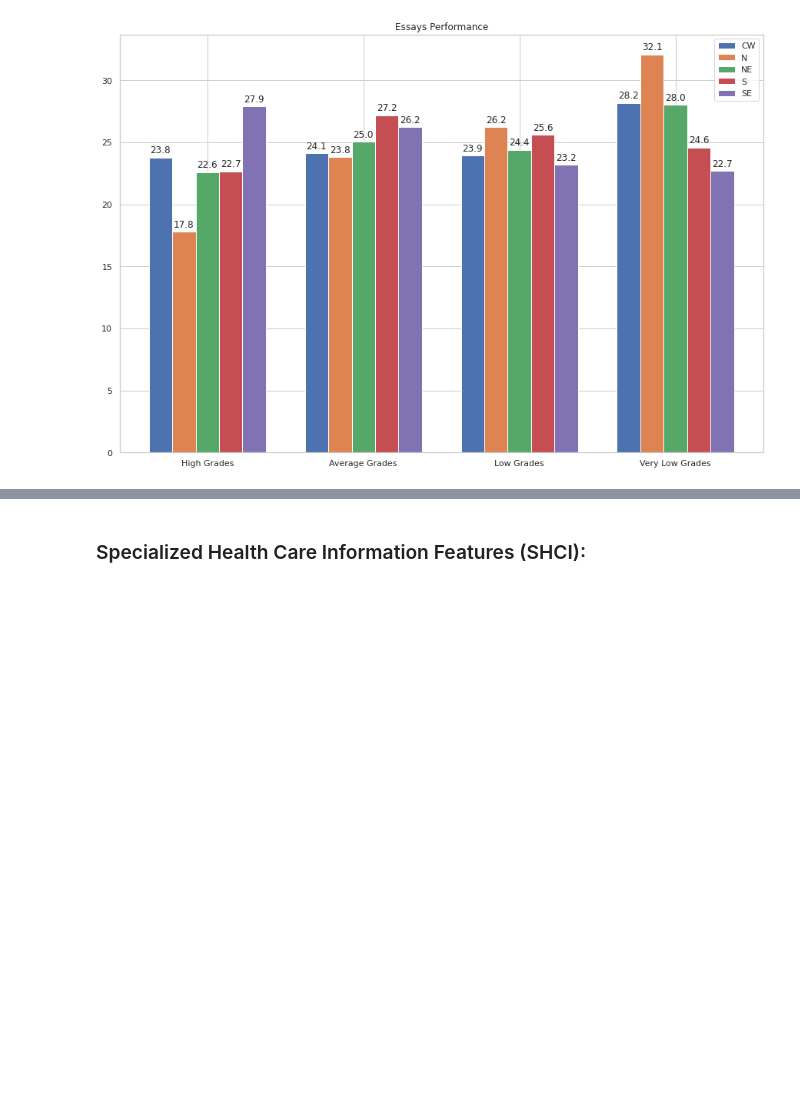
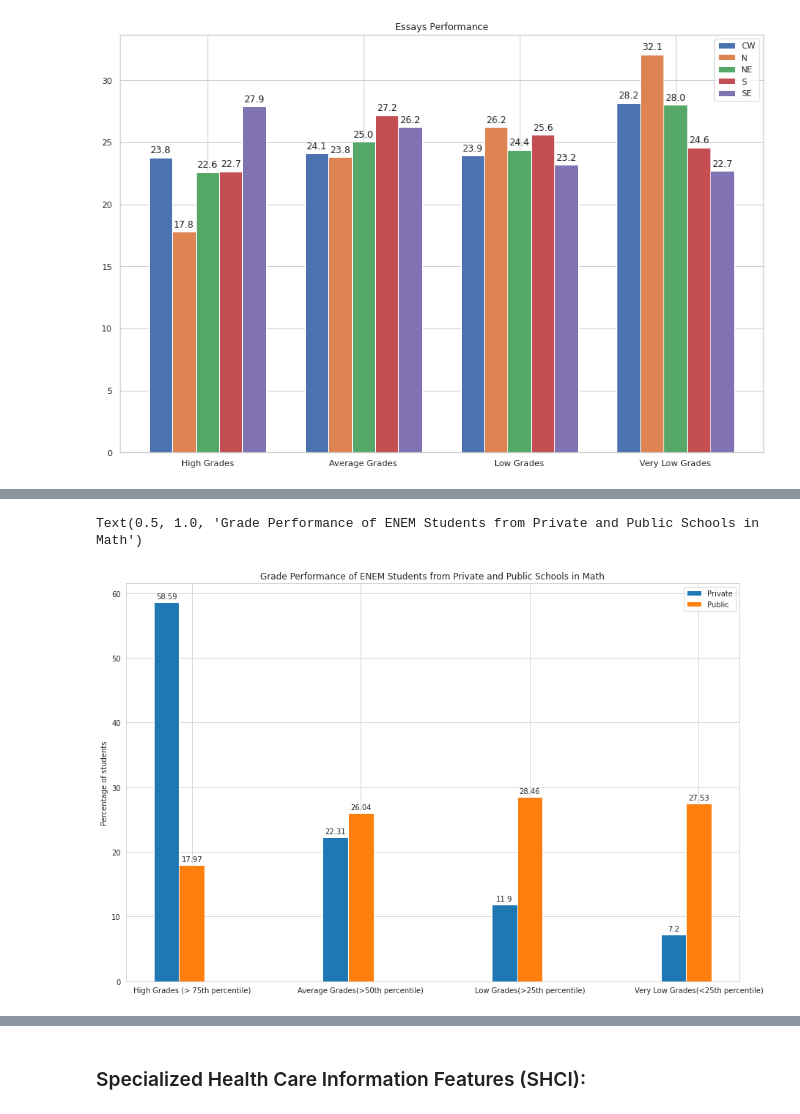
Before and after one commit to higorpr/ENEM_Exploration_Analysis, a Jupyter notebook: ENEM_Exploratory_Analysis.ipynb, the cells around one changed output, grey strips where cells are left out. Drawn from its saved outputs; the diff is of its cells as text; code cells hidden in the pictures; blank space fills up the shorter version.

```diff
--- a/ENEM_Exploratory_Analysis.ipynb
+++ b/ENEM_Exploratory_Analysis.ipynb
@@ -1031,0 +1119,10 @@ Hypothesis 2 states that:
+# %%
+# Creation of school type data dictionary:
+st_data = defaultdict(dict)
+
+# Creation of plot heights
+for st in ['public', 'private']:
+    for grade in targets:
+        st_data[st][grade] = [ round(avg_hg[grade][st] * 100, 2), round(avg_avg[grade][st] * 100, 2), round(avg_low[grade][st] * 100, 2), round(avg_vlow[grade][st] * 100, 2) ]
+
+st_data
@@ -1031,0 +1141,37 @@ Hypothesis 2 states that:
+# %%
+# Math Plot:
+labels = ['High Grades (> 75th percentile)', 'Average Grades(>50th percentile)', 'Low Grades(>25th percentile)', 'Very Low Grades(<25th percentile)']
+# sns.set_theme()
+sns.set_style("whitegrid")
+
+x = np.arange(len(labels))  # the label locations
+width = 0.15  # the width of the bars
+
+fig, ax = plt.subplots(figsize=(15,10))
+
+rects_priv = ax.bar(x - width, st_data['private']['NU_NOTA_MT'], width, label='Private')
+rects_pub = ax.bar(x , st_data['public']['NU_NOTA_MT'], width, label='Public')
+
+ax.xaxis.set_ticks(x)
+ax.xaxis.set_ticklabels(labels)
+ax.legend()
+plt.ylabel('Percentage of students')
+
+def autolabel(rects):
+    """Attach a text label above each bar in *rects*, displaying its height."""
+    for rect in rects:
+        height = rect.get_height()
+        ax.annotate('{}'.format(height),
+                    xy=(rect.get_x() + rect.get_width() / 2, height),
+                    xytext=(0, 3),  # 3 points vertical offset
+                    textcoords="offset points",
+                    ha='center', va='bottom')
+
+autolabel(rects_priv)
+autolabel(rects_pub)
+
+
+plt.title('Grade Performance of ENEM Students from Private and Public Schools in Math')
+# %% [output]
+Text(0.5, 1.0, 'Grade Performance of ENEM Students from Private and Public Schools in Math')
+[figure, added]
```
Also changed, not shown: parts of 28 cells of this notebook.
